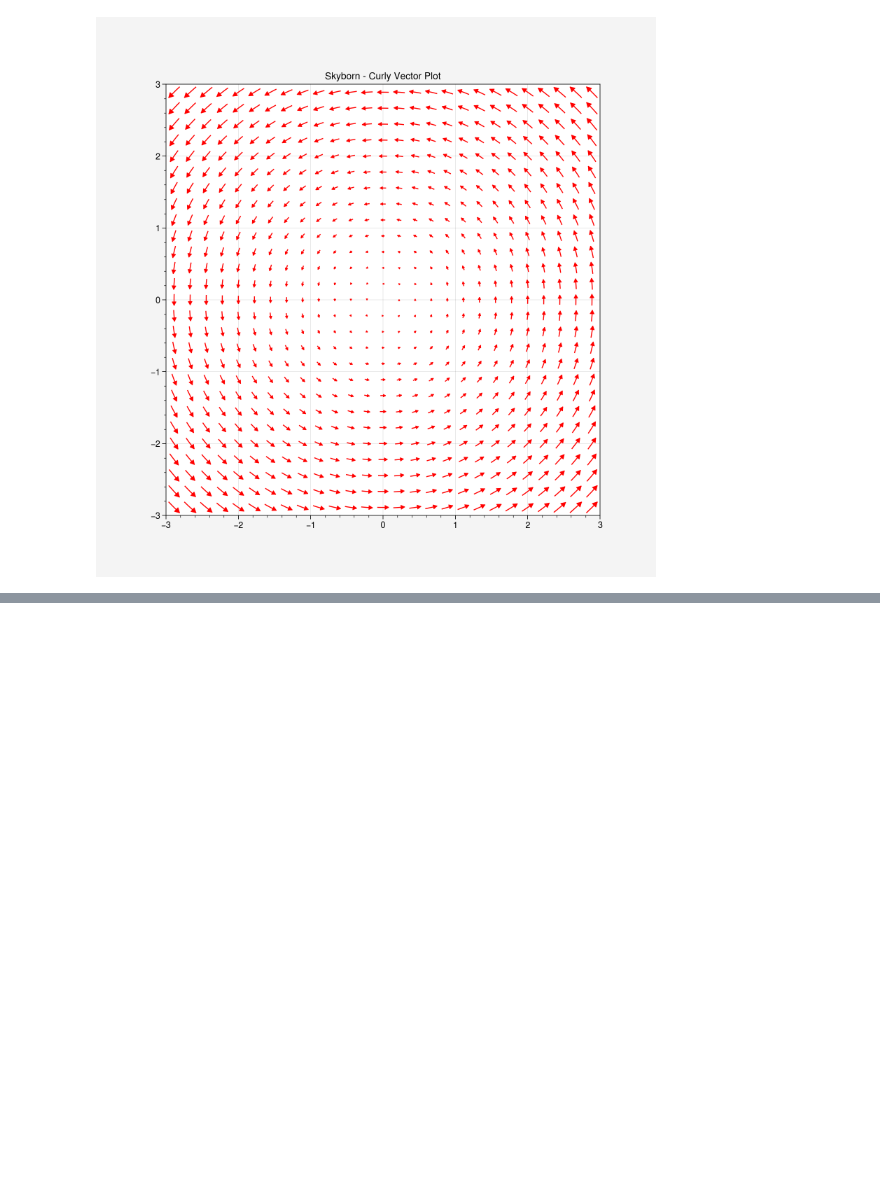
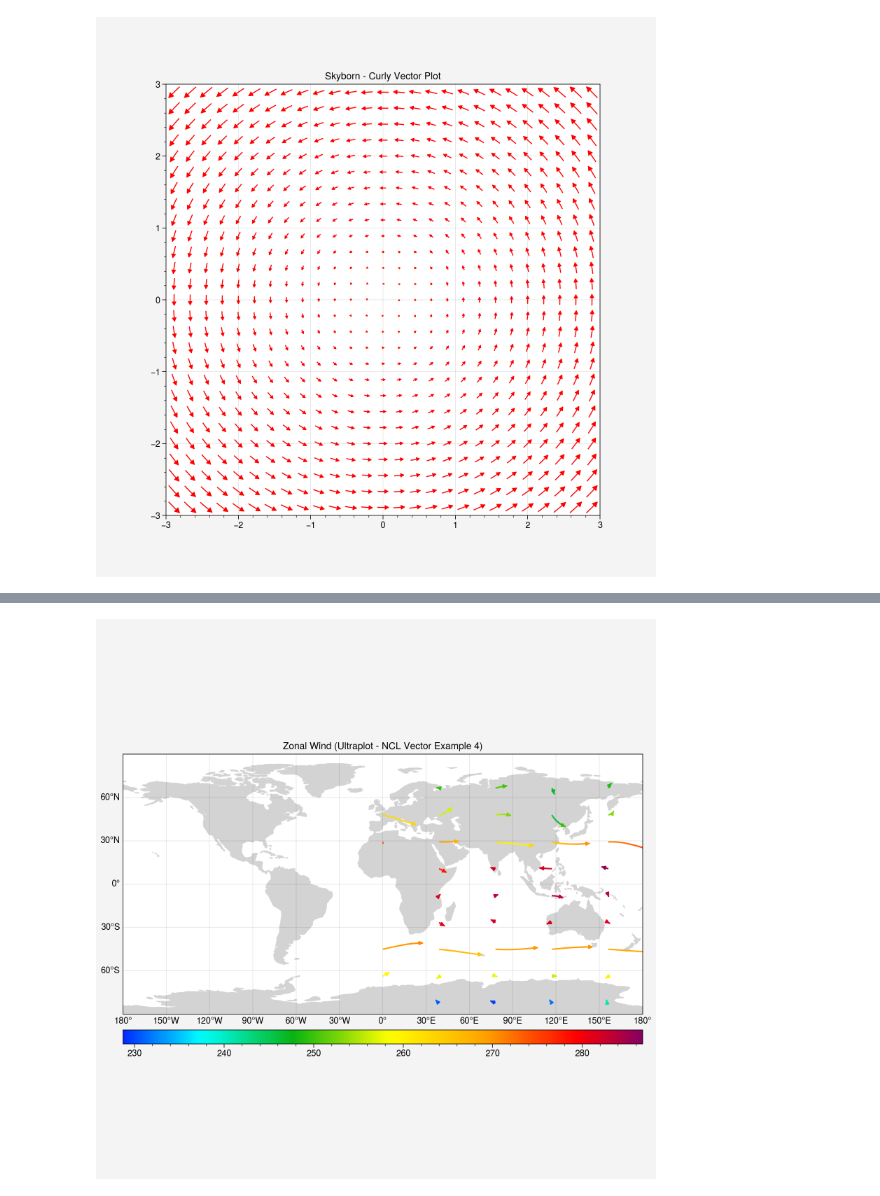
Before and after one commit to cyschneck/geocat-research, a Jupyter notebook: curly_vectors/curly_vectors.ipynb, the cells around one changed output, grey strips where cells are left out. Cells and saved outputs as stored; diff of their text form; code cells hidden in the pictures; blank space fills up the shorter version.

Commit message:
setup curly vectors with temperatures

```diff
--- a/curly_vectors/curly_vectors.ipynb
+++ b/curly_vectors/curly_vectors.ipynb
@@ -124,0 +141,47 @@ plt.show()
+# %%
+# https://geocat-examples.readthedocs.io/en/latest/gallery/Vectors/NCL_vector_3.html
+import xarray as xr
+import geocat.datafiles as gdf
+import cartopy
+from matplotlib import pyplot as plt
+import cmaps
+import geocat.viz as gv
+
+file_in = xr.open_dataset(gdf.get("netcdf_files/83.nc"))
+ds = file_in.isel(time=0, lev=12, lon=slice(0, -1, 5), lat=slice(2, -1, 3))
+
+# plot
+fig, ax = uplot.subplot(figsize=(8, 8), proj="cyl")
+
+ax.add_feature(
+    cartopy.feature.LAND, edgecolor='lightgray', facecolor='lightgray', zorder=0
+)
+
+
+cmap = gv.truncate_colormap(cmaps.BlAqGrYeOrReVi200, minval=0.03, maxval=0.95, n=16)
+
+cq = ax.curved_quiver(ds['lon'].values, ds['lat'].values, ds['U'].values, ds['V'].values,
+                 color=ds["T"].values,
+                 cmap=cmap,
+                 colorbar="bottom",
+                 arrow_at_end=True,
+                 arrowsize=0.7,
+                 density=10,
+                 grains=10)
+
+
+ax.format(
+    title="Zonal Wind (Ultraplot - NCL Vector Example 4)",
+    land=False,
+    lonlabels="bottom",      # place labels on the bottom (longitude)
+    latlabels="left",        # place labels on the left (latitude)
+    lonlocator=30,           # Labels every 30 degrees (longitude)
+    latlocator=30,           # Labels every 30 degrees (latitude)
+    lonformatter="deglon",   # Format to degrees East/West
+    latformatter="deglat",   # Format to degrees North/South
+
+)
+
+plt.show()
+# %% [output]
+[figure, added]
```
Also changed, not shown: parts of 2 cells of this notebook.
